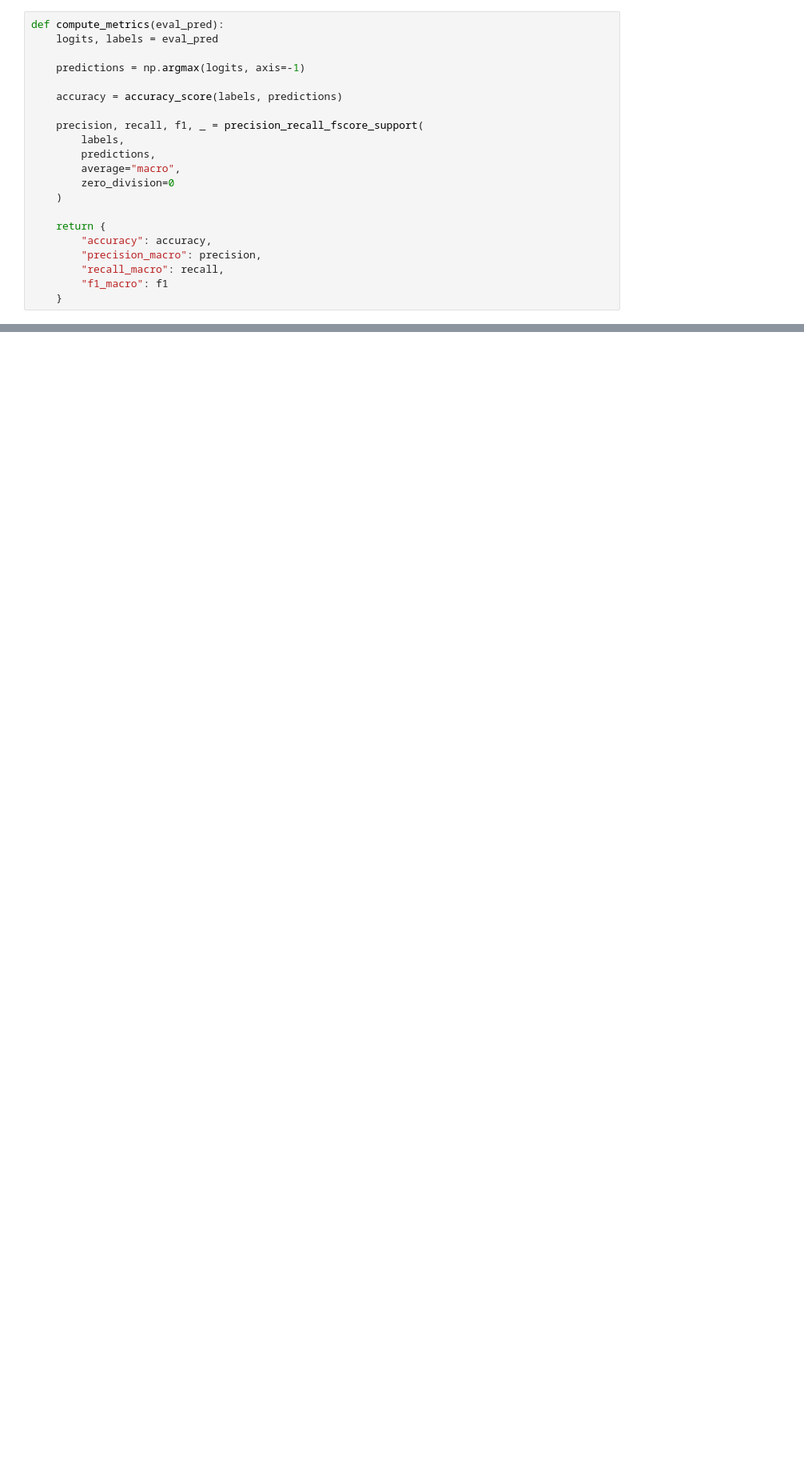
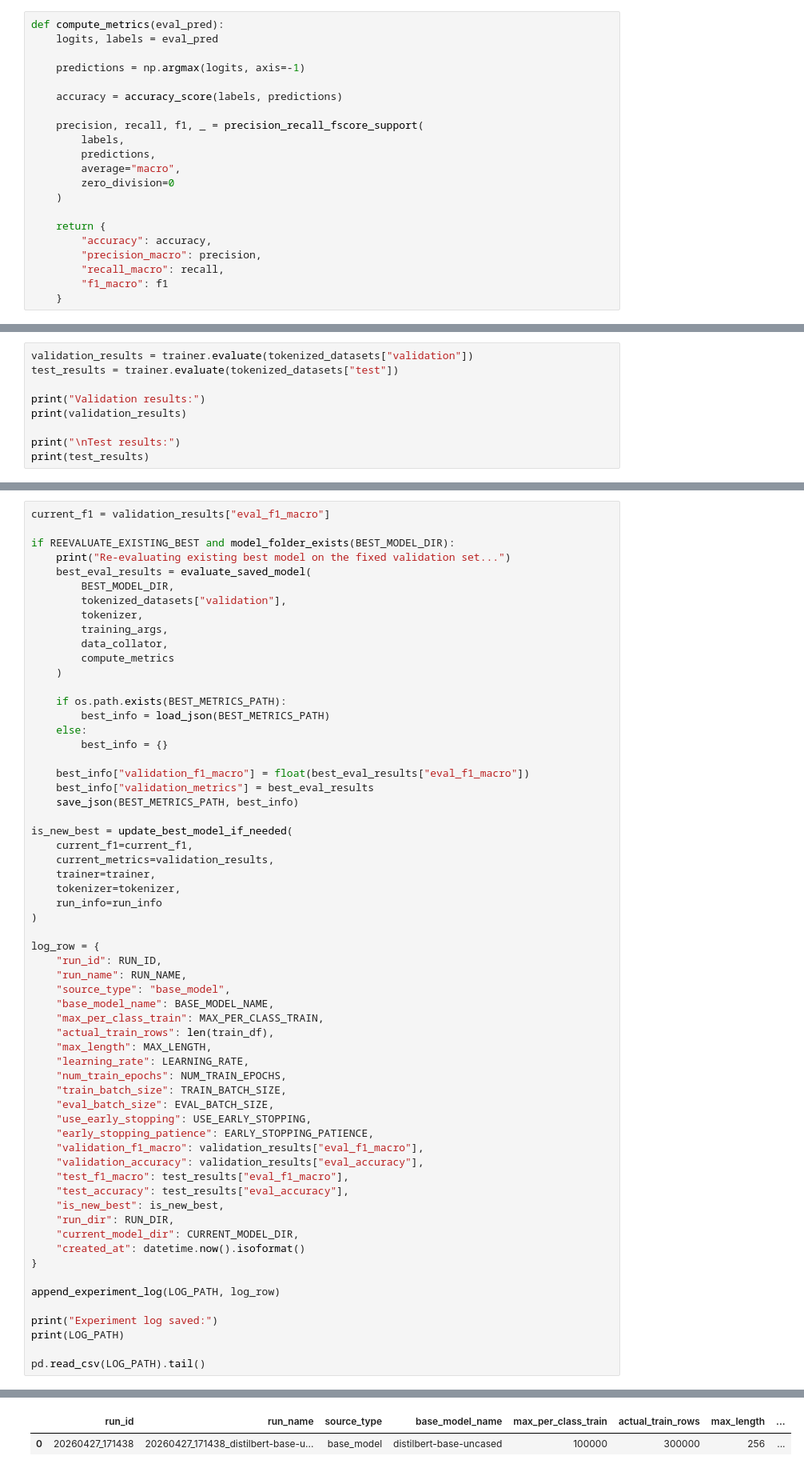
Before and after one commit to aliabdou92019/ecommerce-recommendation-engine, a Jupyter notebook: notebooks/04_bert_sentiment.ipynb, the cells around one changed output, grey strips where cells are left out. Shown at 80% size. Saved outputs shown, nothing was run; the diff lists cells and outputs as text; blank space fills up the shorter version.

```diff
--- a/notebooks/04_bert_sentiment.ipynb
+++ b/notebooks/04_bert_sentiment.ipynb
@@ -494,0 +738,9 @@ sentiment_pipeline = pipeline(
+# %%
+validation_results = trainer.evaluate(tokenized_datasets["validation"])
+test_results = trainer.evaluate(tokenized_datasets["test"])
+
+print("Validation results:")
+print(validation_results)
+
+print("\nTest results:")
+print(test_results)
@@ -494,0 +858,62 @@ sentiment_pipeline = pipeline(
+# %%
+current_f1 = validation_results["eval_f1_macro"]
+
+if REEVALUATE_EXISTING_BEST and model_folder_exists(BEST_MODEL_DIR):
+    print("Re-evaluating existing best model on the fixed validation set...")
+    best_eval_results = evaluate_saved_model(
+        BEST_MODEL_DIR,
+        tokenized_datasets["validation"],
+        tokenizer,
+        training_args,
+        data_collator,
+        compute_metrics
+    )
+
+    if os.path.exists(BEST_METRICS_PATH):
+        best_info = load_json(BEST_METRICS_PATH)
+    else:
+        best_info = {}
+
+    best_info["validation_f1_macro"] = float(best_eval_results["eval_f1_macro"])
+    best_info["validation_metrics"] = best_eval_results
+    save_json(BEST_METRICS_PATH, best_info)
+
+is_new_best = update_best_model_if_needed(
+    current_f1=current_f1,
+    current_metrics=validation_results,
+    trainer=trainer,
+    tokenizer=tokenizer,
+    run_info=run_info
+)
+
+log_row = {
+    "run_id": RUN_ID,
+    "run_name": RUN_NAME,
+    "source_type": "base_model",
+    "base_model_name": BASE_MODEL_NAME,
+    "max_per_class_train": MAX_PER_CLASS_TRAIN,
+    "actual_train_rows": len(train_df),
+    "max_length": MAX_LENGTH,
+    "learning_rate": LEARNING_RATE,
+    "num_train_epochs": NUM_TRAIN_EPOCHS,
+    "train_batch_size": TRAIN_BATCH_SIZE,
+    "eval_batch_size": EVAL_BATCH_SIZE,
+    "use_early_stopping": USE_EARLY_STOPPING,
+    "early_stopping_patience": EARLY_STOPPING_PATIENCE,
+    "validation_f1_macro": validation_results["eval_f1_macro"],
+    "validation_accuracy": validation_results["eval_accuracy"],
+    "test_f1_macro": test_results["eval_f1_macro"],
+    "test_accuracy": test_results["eval_accuracy"],
+    "is_new_best": is_new_best,
+    "run_dir": RUN_DIR,
+    "current_model_dir": CURRENT_MODEL_DIR,
+    "created_at": datetime.now().isoformat()
+}
+
+append_experiment_log(LOG_PATH, log_row)
+
+print("Experiment log saved:")
+print(LOG_PATH)
+
+pd.read_csv(LOG_PATH).tail()
+# %% [output]
@@ -494,0 +926,2 @@ sentiment_pipeline = pipeline(
+|  | run_id | run_name | source_type | base_model_name | max_per_class_train | actual_train_rows | max_length | ... |
+| 0 | 20260427_171438 | 20260427_171438_distilbert-base-u... | base_model | distilbert-base-uncased | 100000 | 300000 | 256 | ... |
```
Also changed, not shown: parts of 72 cells of this notebook.
